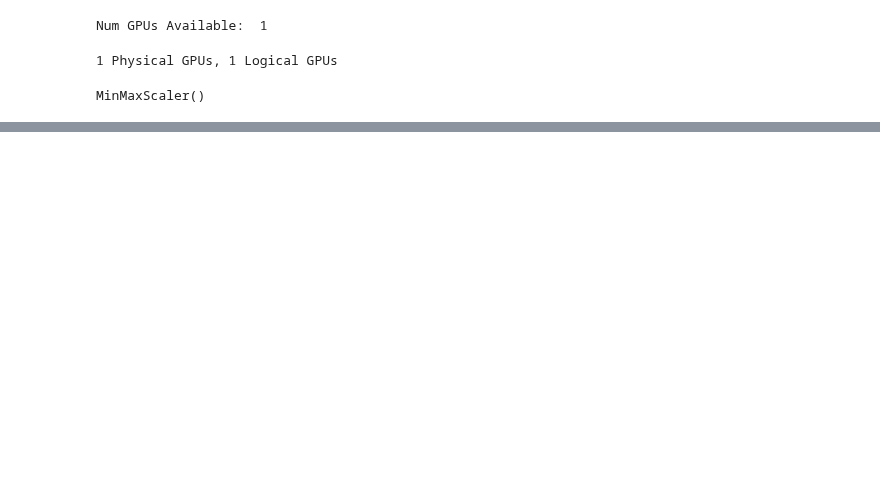
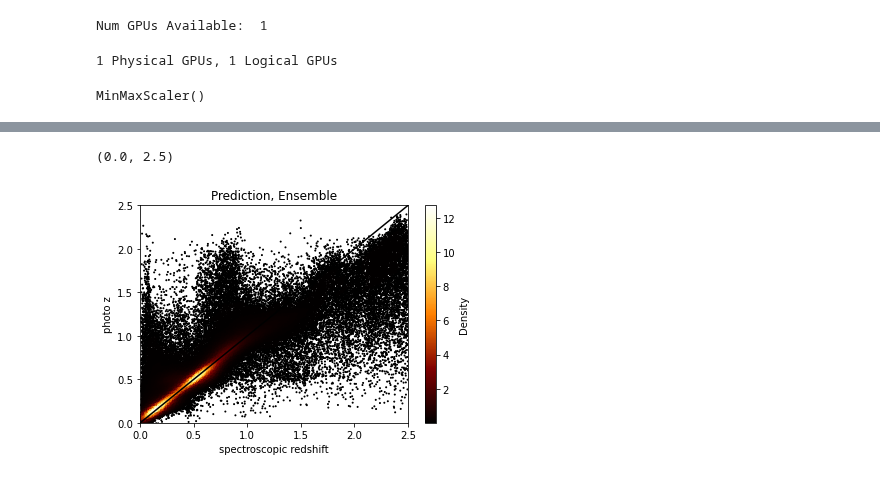
Before and after one commit to astrodatalab/photoz, a Jupyter notebook: code/3_model_ensemble_and_bayesian.ipynb, the cells around one changed output, grey strips where cells are left out. Cells and saved outputs as stored; diff of their text form; code cells hidden in the pictures; blank space fills up the shorter version.

```diff
--- a/code/3_model_ensemble_and_bayesian.ipynb
+++ b/code/3_model_ensemble_and_bayesian.ipynb
@@ -39,7 +39,7 @@ if gpus:
 # %% [output]
 1 Physical GPUs, 1 Logical GPUs
 # %%
-z_max = 1
+z_max = 2.5
 
 train_array = pd.read_csv('/mnt/data/HSC/3_model_comparison/training_'+str(z_max)+'_v2.csv')
 train_array.drop(columns=['Unnamed: 0'], inplace=True)
@@ -95,6 +95,6 @@ for i in range(0,nensemble):
     models.append(model)
 # %%
 for i in range(0, nensemble):
-    models[i].fit(X[i],y[i],epochs=50,shuffle = True,verbose=1)
+    models[i].fit(X[i],y[i], epochs=50, batch_size = 5000, shuffle = True, verbose=1)
 # %% [output]
 Epoch 1/50
@@ -361,14 +359,17 @@ z = gaussian_kde(xy)(xy)
 # %%
 plt.rcParams.update({'font.size': 10})
 fig, ax = plt.subplots()
-scatter_plot = ax.scatter(y_test, mean_array, c = z, s = 1, edgecolor = None)
+scatter_plot = ax.scatter(y_test, mean_array, c = z, s = 1, edgecolor = None, cmap='afmhot')
 plt.colorbar(scatter_plot, label = 'Density')
 plt.title('Prediction, Ensemble')
 plt.xlabel('spectroscopic redshift')
 plt.ylabel('photo z')
 plt.plot([0, z_max], [0, z_max],color = 'black')
 plt.xlim([0, z_max])
 plt.ylim([0, z_max])
+# %% [output]
+(0.0, 2.5)
+[figure, added]
 # %%
 xy_variational = np.asarray(np.vstack([y_test,y_predict_variational_mean])).astype('float32')
 z_variational = gaussian_kde(xy_variational)(xy_variational)
```
Also changed, not shown: parts of 15 cells of this notebook, 4 other files.
